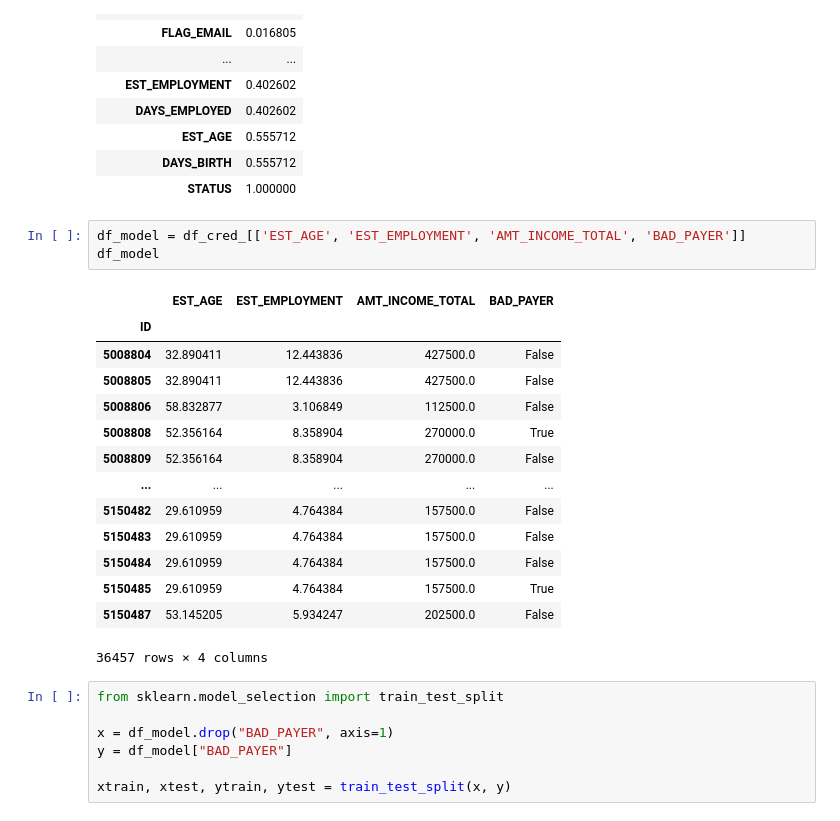
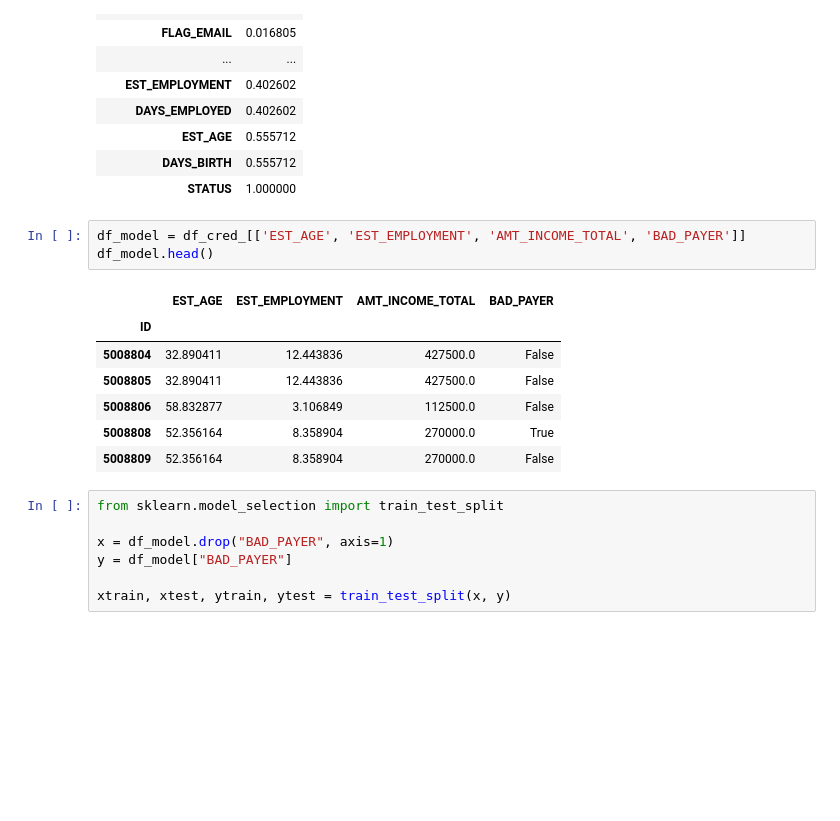
Before and after one commit to thomaschiari/Credit-Analysis-01, a Jupyter notebook: Classificacao_Credito.ipynb, the cells around one changed output. Cells and saved outputs as stored; diff of their text form; blank space fills up the shorter version.

```diff
--- a/Classificacao_Credito.ipynb
+++ b/Classificacao_Credito.ipynb
@@ -137,22 +135,15 @@ cramer_df
 | STATUS | 1.000000 |
 # %%
 df_model = df_cred_[['EST_AGE', 'EST_EMPLOYMENT', 'AMT_INCOME_TOTAL', 'BAD_PAYER']]
-df_model
+df_model.head()
 # %% [output]
 |  | EST_AGE | EST_EMPLOYMENT | AMT_INCOME_TOTAL | BAD_PAYER |
 | ID |  |  |  |  |
 | 5008804 | 32.890411 | 12.443836 | 427500.0 | False |
 | 5008805 | 32.890411 | 12.443836 | 427500.0 | False |
 | 5008806 | 58.832877 | 3.106849 | 112500.0 | False |
 | 5008808 | 52.356164 | 8.358904 | 270000.0 | True |
 | 5008809 | 52.356164 | 8.358904 | 270000.0 | False |
-| ... | ... | ... | ... | ... |
-| 5150482 | 29.610959 | 4.764384 | 157500.0 | False |
-| 5150483 | 29.610959 | 4.764384 | 157500.0 | False |
-| 5150484 | 29.610959 | 4.764384 | 157500.0 | False |
-| 5150485 | 29.610959 | 4.764384 | 157500.0 | True |
-| 5150487 | 53.145205 | 5.934247 | 202500.0 | False |
-36457 rows × 4 columns
 # %%
 from sklearn.model_selection import train_test_split
 
```
Also changed, not shown: parts of 5 cells of this notebook.
